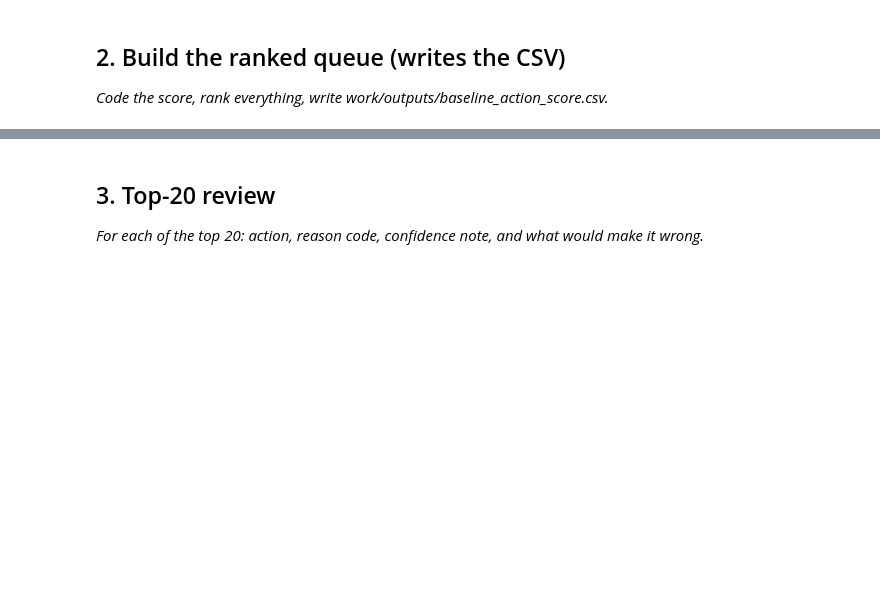
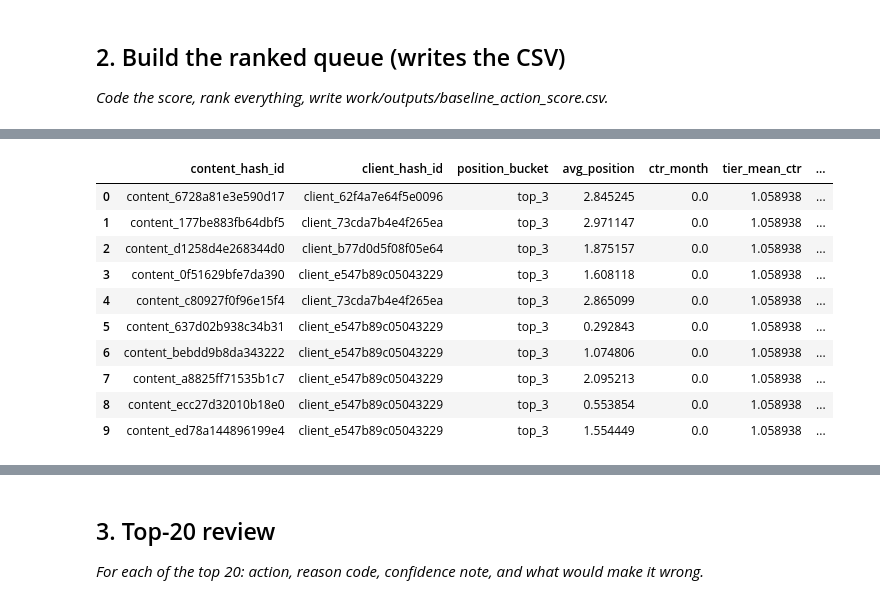
Before and after one commit to aryan-kumar-shrivastav/ml_workspace_clone, a Jupyter notebook: work/notebooks/w04_baseline_score.ipynb, the cells around one changed output, grey strips where cells are left out. Cells and saved outputs as stored; diff of their text form; code cells hidden in the pictures; blank space fills up the shorter version.

```diff
--- a/work/notebooks/w04_baseline_score.ipynb
+++ b/work/notebooks/w04_baseline_score.ipynb
@@ -15,0 +33,7 @@ This skeleton is yours to fill. Work the sections **in order** — each one has
+# %%
+from huggingface_hub import HfApi
+
+api = HfApi(token=HF_TOKEN)
+files = api.list_repo_files("FlyRank/internship-warehouse", repo_type="dataset")
+for f in files:
+    print(f)
@@ -15,0 +119,9 @@ This skeleton is yours to fill. Work the sections **in order** — each one has
+# %%
+monthly["days_since_update"] = monthly.apply(
+    lambda r: (pd.Timestamp("2026-03-31") - pd.Timestamp(r["content_updated_date"])).days
+    if pd.Timestamp(r["content_updated_date"]) <= pd.Timestamp("2026-03-31") else pd.NA,
+    axis=1
+)
+
+print(f"Rows with valid (past) update date: {monthly['days_since_update'].notna().sum()} / {len(monthly)}")
+print(f"Rows excluded (updated after March, future info): {monthly['days_since_update'].isna().sum()}")
@@ -22,0 +210,55 @@ This skeleton is yours to fill. Work the sections **in order** — each one has
+# %%
+# This cell is for CODE (numbers, a query, a check).
+# Write your text answer in the cell ABOVE this one — typing sentences here breaks Run All.
+import numpy as np
+
+# Only pages with real position data (drop "no position data" rows)
+scored = monthly[monthly["avg_position"] > 0].copy()
+
+# Position tiers, same as the signal check
+scored["position_bucket"] = pd.cut(
+    scored["avg_position"],
+    bins=[0, 3, 10, 20, 50, 1000],
+    labels=["top_3", "page_1", "striking", "page_3_5", "deep"]
+)
+
+# Tier-level mean CTR, computed on the same data (transparent, no leakage)
+tier_mean_ctr = scored.groupby("position_bucket", observed=True)["ctr_month"].transform("mean")
+scored["tier_mean_ctr"] = tier_mean_ctr
+
+# Score: how far BELOW the tier's typical CTR this page falls (bigger gap = higher priority)
+scored["action_score"] = (scored["tier_mean_ctr"] - scored["ctr_month"]).clip(lower=0)
+
+# Small-sample guard: don't trust CTR from pages with almost no impressions
+LOW_VISIBILITY_THRESHOLD = 100
+
+def reason_and_action(row):
+    if row["impressions_month"] < LOW_VISIBILITY_THRESHOLD:
+        return "LOW_VISIBILITY", "monitor_only"
+    elif row["ctr_month"] < row["tier_mean_ctr"]:
+        return "LOW_CTR_FOR_POSITION", "review_title_and_snippet"
+    else:
+        return "PERFORMING_NORMALLY", "no_action"
+
+scored[["reason_code", "action_label"]] = scored.apply(
+    lambda r: pd.Series(reason_and_action(r)), axis=1
+)
+
+# Only rank pages that actually need action; monitor/no-action rows go to the bottom
+scored["priority_rank"] = scored["action_score"].where(
+    scored["reason_code"] == "LOW_CTR_FOR_POSITION", -1
+)
+
+queue = scored.sort_values("priority_rank", ascending=False).reset_index(drop=True)
+
+output_cols = [
+    "content_hash_id", "client_hash_id", "position_bucket", "avg_position",
+    "ctr_month", "tier_mean_ctr", "impressions_month",
+    "action_score", "reason_code", "action_label"
+]
+queue = queue[output_cols]
+
+print(queue.shape)
+print(queue["reason_code"].value_counts())
+queue.head(10)
+# %% [output]
@@ -22,0 +271,11 @@ This skeleton is yours to fill. Work the sections **in order** — each one has
+|  | content_hash_id | client_hash_id | position_bucket | avg_position | ctr_month | tier_mean_ctr | ... |
+| 0 | content_6728a81e3e590d17 | client_62f4a7e64f5e0096 | top_3 | 2.845245 | 0.0 | 1.058938 | ... |
+| 1 | content_177be883fb64dbf5 | client_73cda7b4e4f265ea | top_3 | 2.971147 | 0.0 | 1.058938 | ... |
+| 2 | content_d1258d4e268344d0 | client_b77d0d5f08f05e64 | top_3 | 1.875157 | 0.0 | 1.058938 | ... |
+| 3 | content_0f51629bfe7da390 | client_e547b89c05043229 | top_3 | 1.608118 | 0.0 | 1.058938 | ... |
+| 4 | content_c80927f0f96e15f4 | client_73cda7b4e4f265ea | top_3 | 2.865099 | 0.0 | 1.058938 | ... |
+| 5 | content_637d02b938c34b31 | client_e547b89c05043229 | top_3 | 0.292843 | 0.0 | 1.058938 | ... |
+| 6 | content_bebdd9b8da343222 | client_e547b89c05043229 | top_3 | 1.074806 | 0.0 | 1.058938 | ... |
+| 7 | content_a8825ff71535b1c7 | client_e547b89c05043229 | top_3 | 2.095213 | 0.0 | 1.058938 | ... |
+| 8 | content_ecc27d32010b18e0 | client_e547b89c05043229 | top_3 | 0.553854 | 0.0 | 1.058938 | ... |
+| 9 | content_ed78a144896199e4 | client_e547b89c05043229 | top_3 | 1.554449 | 0.0 | 1.058938 | ... |
```
Also changed, not shown: parts of 15 cells of this notebook.
